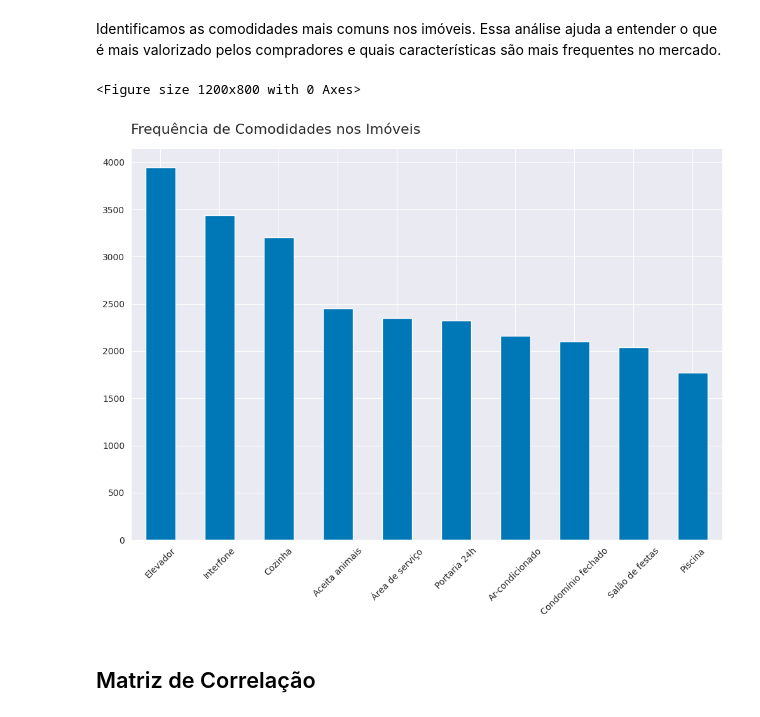
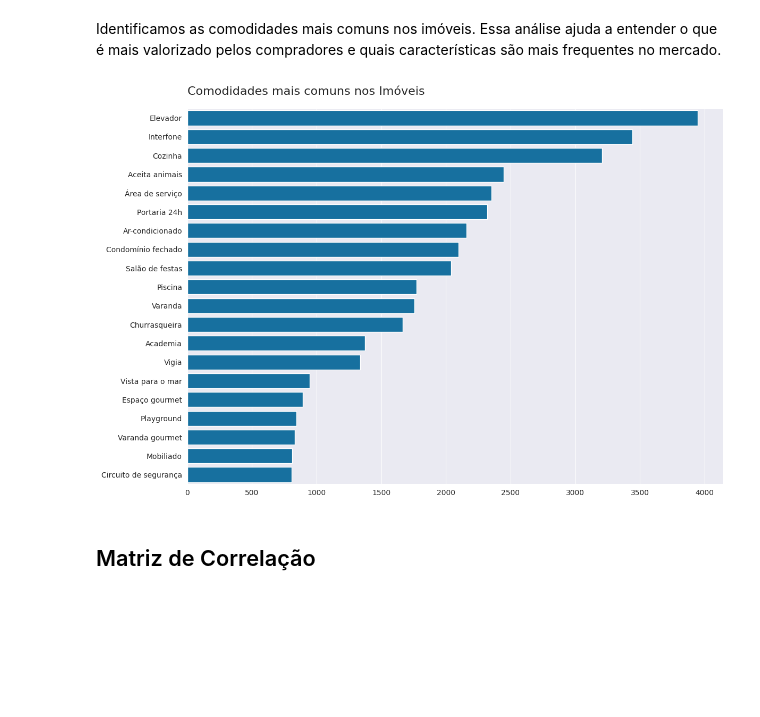
Before and after one commit to Mathsnts18/SantosApartmentPricing, a Jupyter notebook: notebooks/eda.ipynb, the cells around one changed output. Saved outputs shown, nothing was run; the diff lists cells and outputs as text; code cells hidden in the pictures; blank space fills up the shorter version.

```diff
--- a/notebooks/eda.ipynb
+++ b/notebooks/eda.ipynb
@@ -569,17 +569,18 @@ Identificamos as comodidades mais comuns nos imóveis. Essa análise ajuda a ent
 # %%
 plt.figure(figsize=(12, 8))
 comodidades = (
-    df.iloc[:, 15:-6].sum().sort_values(ascending=False).head(10).to_frame()
+    df.iloc[:, 15:-6].sum().sort_values(ascending=False).head(20).to_frame()
 )
-comodidades.plot(kind='bar', figsize=(12, 8), color='#0077b6', legend=False)
-plt.title('Frequência de Comodidades nos Imóveis')
+
+sns.barplot(comodidades, x=0, y=comodidades.index, color=color)
+plt.title('Comodidades mais comuns nos Imóveis')
 plt.xlabel('')
 plt.ylabel('')
-plt.xticks(rotation=45)
+
+plt.tight_layout()
 plt.show();
 # %% [output]
-<Figure size 1200x800 with 0 Axes>
-[figure, old version]
+[figure, new version]
 # %% [markdown]
 ## Matriz de Correlação
 # %% [markdown]
```
Also changed, not shown: parts of 1 cell of this notebook.
